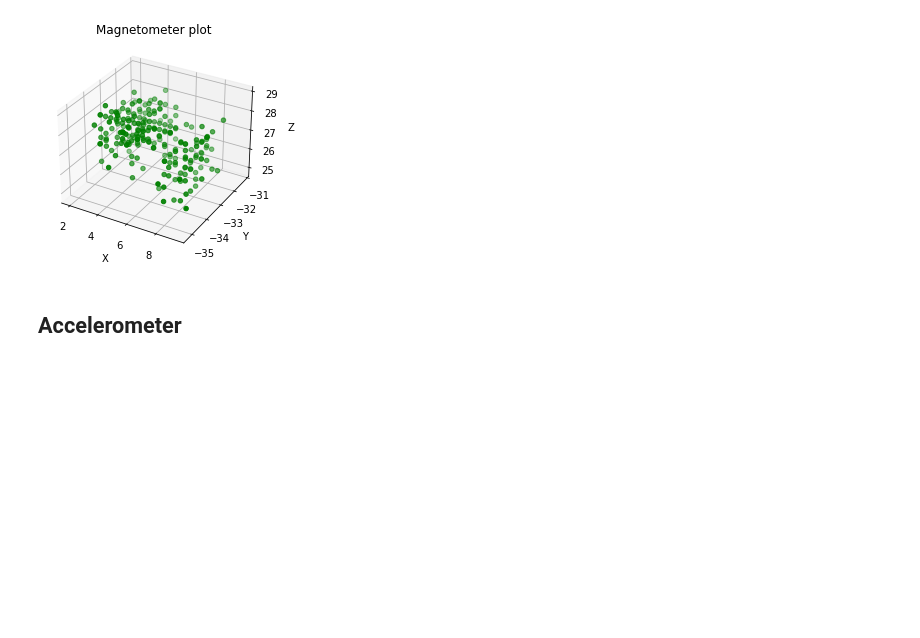
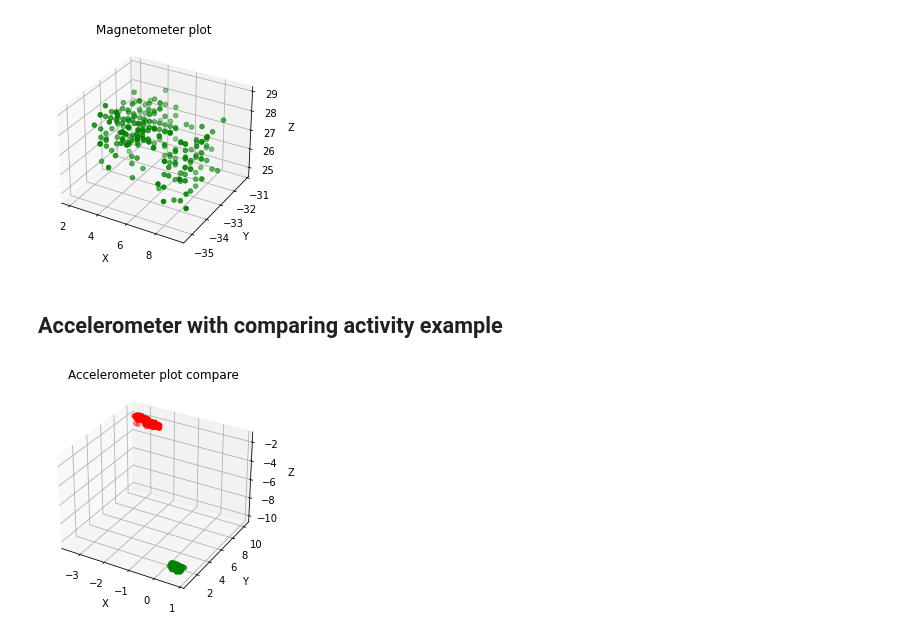
Before and after one commit to robyhartonodev/angewandte-ki-cog-village, a Jupyter notebook: read.ipynb, the cells around one changed output. Cells and saved outputs as stored; diff of their text form; code cells hidden in the pictures; blank space fills up the shorter version.

Commit message:
Added more plot example

```diff
--- a/read.ipynb
+++ b/read.ipynb
@@ -78,4 +83,35 @@ plt.show()
 # %% [output]
 [figure]
 # %% [markdown]
-## Accelerometer
+## Accelerometer with comparing activity example
+# %%
+# Create the figure
+fig = plt.figure()
+ax = fig.add_subplot(111, projection='3d')
+
+# Data index 0 is bending, label = 0
+accelerometerOne = data[0]['Accelerometer']
+
+x_vals_one = accelerometerOne[:, 0]
+y_vals_one = accelerometerOne[:, 1]
+z_vals_one = accelerometerOne[:, 2]
+
+# Data index 100 is drink, label = 16
+accelerometerTwo = data[100]['Accelerometer']
+
+x_vals_two = accelerometerTwo[:, 0]
+y_vals_two = accelerometerTwo[:, 1]
+z_vals_two = accelerometerTwo[:, 2]
+
+ax.scatter(x_vals_one, y_vals_one, z_vals_one, c='r', label = 'Bending')
+ax.scatter(x_vals_two, y_vals_two, z_vals_two, c='g', label = 'Drink')
+
+ax.set_title('Accelerometer plot compare')
+
+ax.set_xlabel('X')
+ax.set_ylabel('Y')
+ax.set_zlabel('Z')
+
+plt.show()
+# %% [output]
+[figure, added]
```
Also changed, not shown: parts of 1 cell of this notebook.
